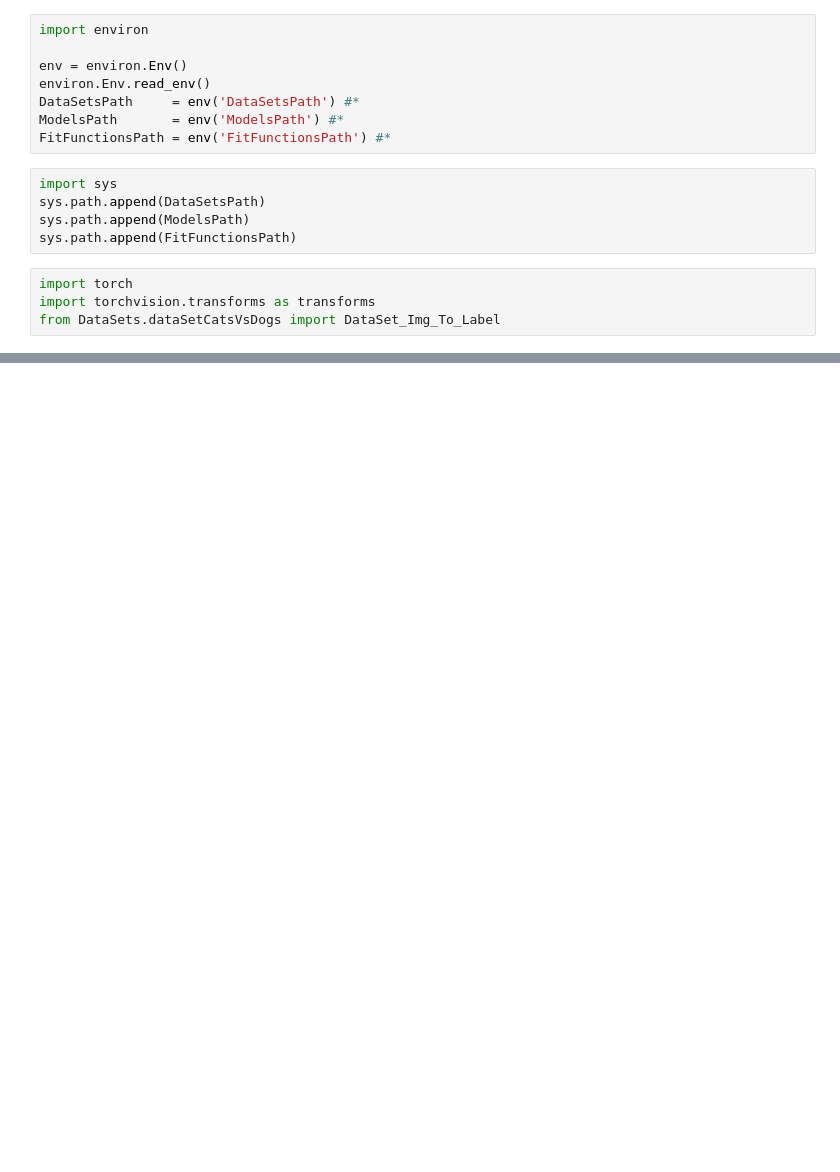
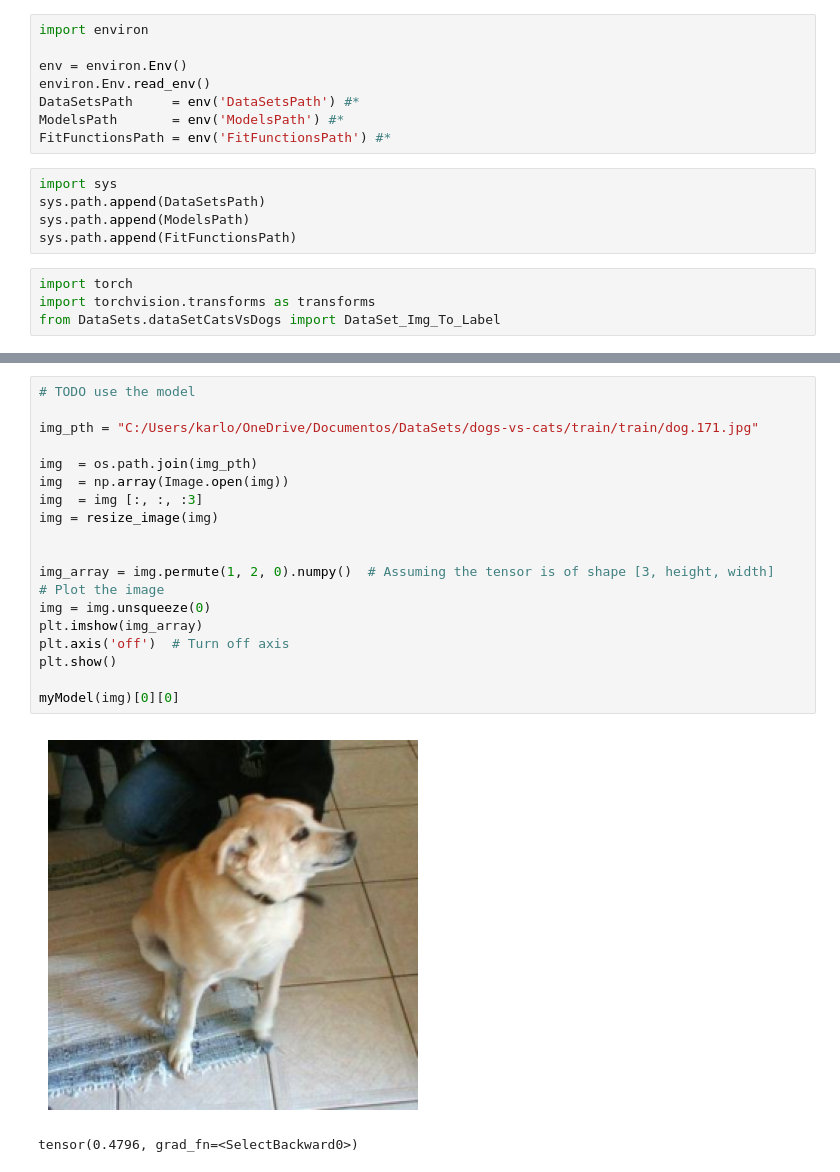
Before and after one commit to karlo-con-k/DeepLearningToolkit, a Jupyter notebook: TestNotebooks/testDataSet.ipynb, the cells around one changed output, grey strips where cells are left out. Cells and saved outputs as stored; diff of their text form; blank space fills up the shorter version.

```diff
--- a/TestNotebooks/testDataSet.ipynb
+++ b/TestNotebooks/testDataSet.ipynb
@@ -117,0 +176,22 @@ plt.show()
+# %%
+# TODO use the model
+
+img_pth = "C:/Users/karlo/OneDrive/Documentos/DataSets/dogs-vs-cats/train/train/dog.171.jpg"
+
+img  = os.path.join(img_pth)
+img  = np.array(Image.open(img))
+img  = img [:, :, :3]
+img = resize_image(img)
+
+
+img_array = img.permute(1, 2, 0).numpy()  # Assuming the tensor is of shape [3, height, width]
+# Plot the image
+img = img.unsqueeze(0)
+plt.imshow(img_array)
+plt.axis('off')  # Turn off axis
+plt.show()
+
+myModel(img)[0][0]
+# %% [output]
+[figure, added]
+tensor(0.4796, grad_fn=<SelectBackward0>)
```
Also changed, not shown: parts of 9 cells of this notebook, 3 other files.
